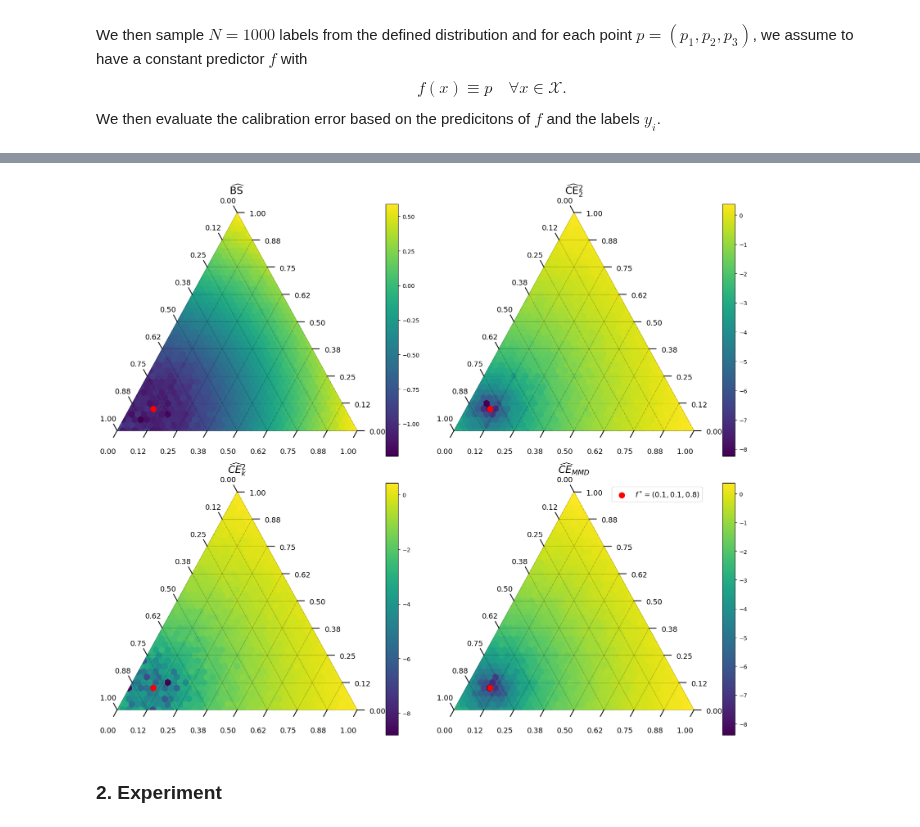
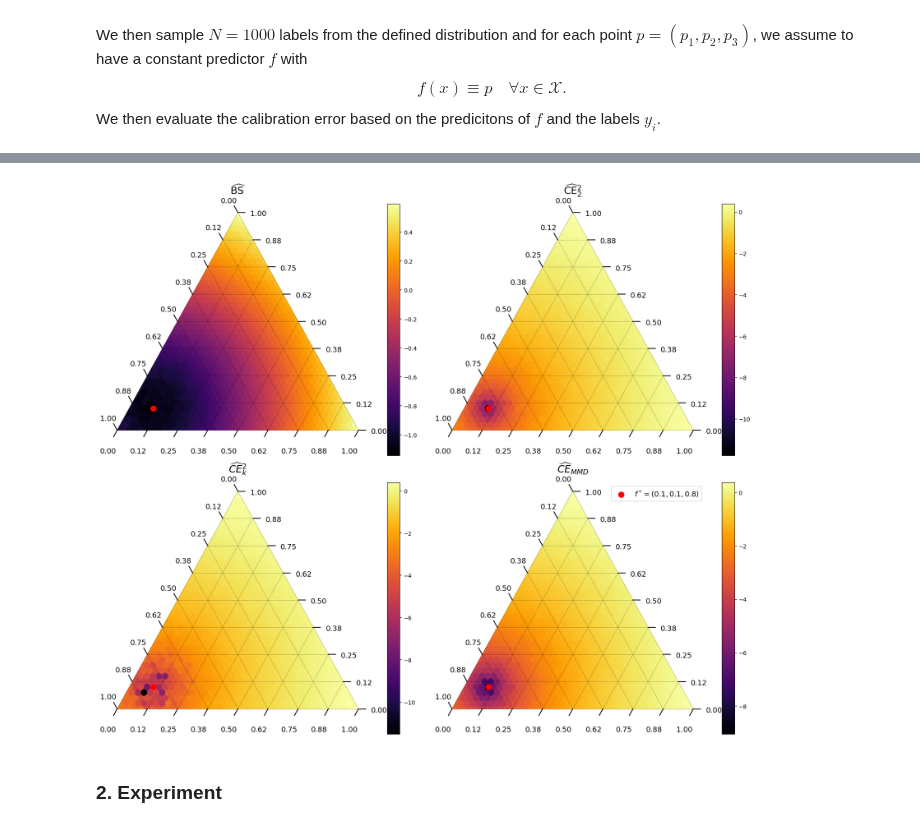
Before and after one commit to mkjuergens/EnsembleCalibration, a Jupyter notebook: notebooks/cal_estimator_analysis.ipynb, the cells around one changed output, grey strips where cells are left out. Saved outputs shown, nothing was run; the diff lists cells and outputs as text; code cells hidden in the pictures.

```diff
--- a/notebooks/cal_estimator_analysis.ipynb
+++ b/notebooks/cal_estimator_analysis.ipynb
@@ -29,14 +30,14 @@ $$\mathbb{P}(Y=k|X=x)= \begin{cases} \frac{1}{10}, k =1 \\
 We then sample $N=1000$ labels from the defined distribution and for each point $p = (p_1, p_2, p_3)$,
 we assume to have a constant predictor $f$ with $$f(x) \equiv p \quad \forall  x \in \mathcal{X}.$$ We then evaluate the calibration error based on the predicitons of $f$ and the labels $y_i$.
 # %%
-def miscalibration_estimate(p_probs, n_samples=1000, p_true = np.array([1/10, 1/10, 8/10]),
+def miscalibration_estimate(p_probs, n_samples=2000, p_true = np.array([1/10, 1/10, 8/10]),
                              cal_estimate = "L2"):
     # Sample from the categorical distribution induced by the probability vector `p`
     if cal_estimate == "L2":
         params = {"p": 2, "bw": 0.1}
         miscal_obj = ece_kde_obj
     elif cal_estimate == "SKCE":
-        params = {"bw": 0.01}
+        params = {"bw": 0.001}
         miscal_obj = skce_obj
     elif cal_estimate == "Brier":
         params = {}
@@ -44,6 +45,10 @@ def miscalibration_estimate(p_probs, n_samples=1000, p_true = np.array([1/10, 1/
     elif cal_estimate == "MMD":
         params = {"bw": 0.001}
         miscal_obj = mmd_kce_obj
+
+    elif cal_estimate == "KL":
+        params = {"bw": 0.001}
+        miscal_obj = kl_kde_obj
     else:
         raise ValueError("Invalid calibration estimate")
     p_true = np.tile(p_true, (n_samples, 1))
@@ -59,6 +66,7 @@ heatmap_data_brier = {}
 heatmap_data_l2 = {}
 heatmap_data_skce = {}
 heatmap_data_mmd = {}
+heatmap_data_kl = {}
 
 # Loop over all points in the simplex (each point represents a probability distribution)
 for i in range(scale + 1):
@@ -75,3 +83,5 @@ for i in range(scale + 1):
         heatmap_data_l2[(i, j)] = miscalibration_estimate(p, cal_estimate="L2")
         heatmap_data_skce[(i, j)] = miscalibration_estimate(p, cal_estimate="SKCE")
         heatmap_data_mmd[(i, j)] = miscalibration_estimate(p, cal_estimate="MMD")
+        heatmap_data_kl[(i, j)] = miscalibration_estimate(p, cal_estimate="KL")
+        print(f"Finished {i}, {j}, {k}")
@@ -77,0 +107,12 @@ for i in range(scale + 1):
+# %%
+# KL kde error
+heatmap_data_kl = {}
+
+for i in range(scale + 1):
+    for j in range(scale + 1 - i):
+        k = scale - i - j
+        # Convert grid indices to a probability distribution
+        p = np.array([i, j, k]) / scale
+        # Evaluate the miscalibration function at this point
+        heatmap_data_kl[(i, j)] = miscalibration_estimate(p, cal_estimate="KL")
+        print(f"Finished {i}, {j}, {k}")
@@ -91,7 +151,7 @@ for i, (data, title) in enumerate(
 
     #eps = 1e-10
     log_heatmap_data = {k: np.log(v) for k, v in data.items()}
-    tax.heatmap(log_heatmap_data, scale=scale, style="hexagonal", cmap="viridis", colorbar=True)
+    tax.heatmap(log_heatmap_data, scale=scale, style="hexagonal", cmap="inferno", colorbar=True)
     # change size of ticks of colorbar
 
     tick_multiple = 5  # Spacing between ticks in grid units
@@ -102,34 +162,34 @@ for i, (data, title) in enumerate(
 
     # Plot the point in the simplex with a large marker size
     tax.scatter([point], marker='o', color='red', s=100, label="$f^* = (0.1, 0.1, 0.8)$")
 
 
 
     tax.set_axis_limits({'b': [0, 1], 'l': [0, 1], 'r': [0, 1]})
     tax.get_ticks_from_axis_limits(multiple=tick_multiple)
     tax.set_custom_ticks(tick_formats="%.2f", offset=0.03, fontsize=13)
     # Set ticks on the 'left', 'bottom', and 'right' axes with normalized labels
     # tax.ticks(
     #     axis='lbr',  # 'l' for left, 'b' for bottom, 'r' for right axis
     #     multiple=tick_multiple,  # Normalize tick values by dividing by scale
     #     offset=0.02,
     #     linewidth=1
     # )
     # Set ticks and titles
     #tax.ticks(axis='lbr', multiple=5)
     tax.clear_matplotlib_ticks()
 
 
     tax.get_axes().axis('off')
 plt.legend(fontsize=13)
 
 
 # Show the plot
 plt.tight_layout()
 
 plt.savefig("../figures/heatmap_cal_estimates.png", dpi=400)
 # %% [output]
-[figure, old version]
+[figure, new version]
 # %% [markdown]
 ### 2. Experiment
 # %%
```
Also changed, not shown: parts of 13 cells of this notebook, 1 other file.
